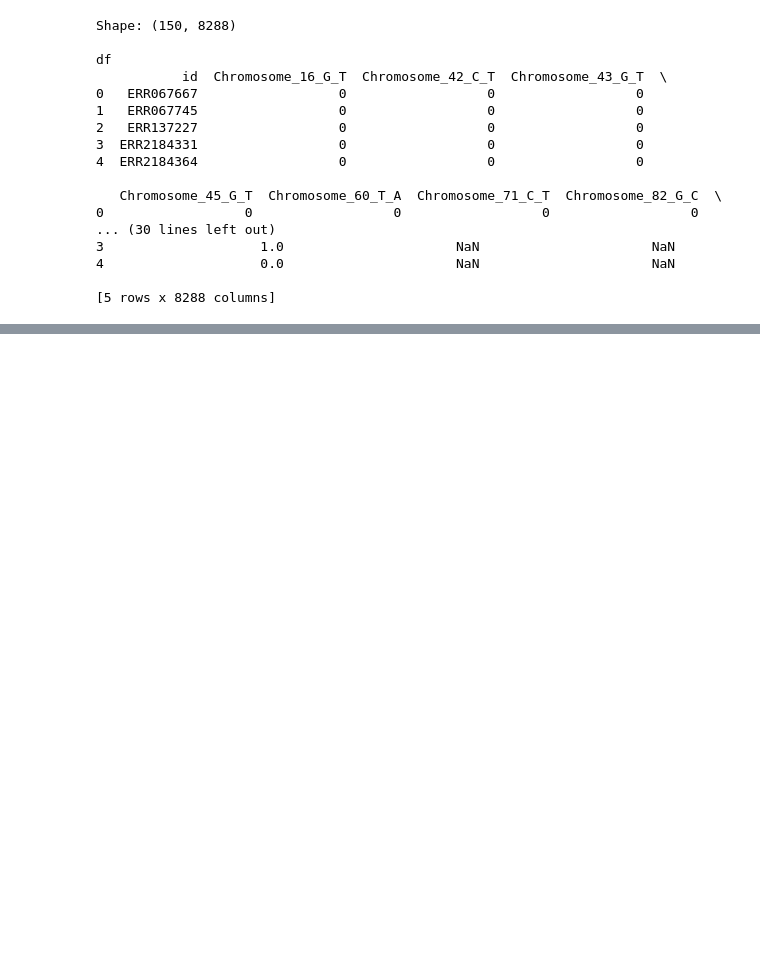
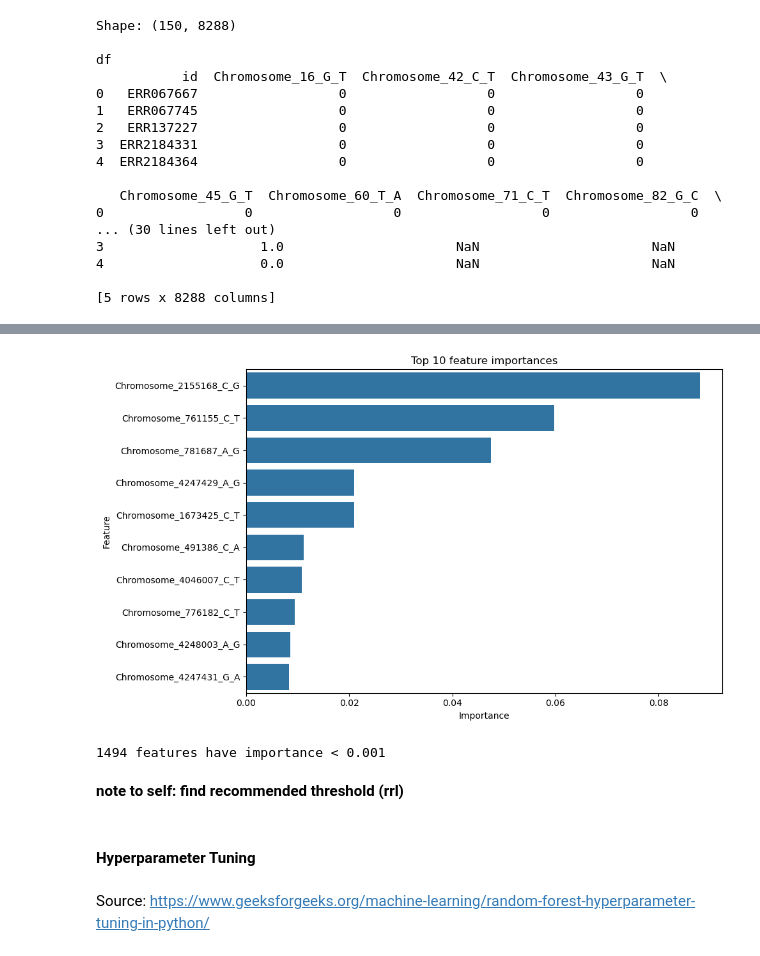
Before and after one commit to 1bellaa/ths-st1-tb, a Jupyter notebook: randomforest.ipynb, the cells around one changed output, grey strips where cells are left out. Cells and saved outputs as stored; diff of their text form; code cells hidden in the pictures; blank space fills up the shorter version.

```diff
--- a/randomforest.ipynb
+++ b/randomforest.ipynb
@@ -220,0 +252,6 @@ Source: https://www.datacamp.com/tutorial/random-forests-classifier-python
+# %%
+columns_to_drop = ['rifampicin_resistance', 'pyrazinamide_resistance', 'streptomycin_resistance']
+input_df = input_df.drop(columns=columns_to_drop, errors='ignore')
+
+# convert float to int
+input_df['isoniazid_resistance'] = input_df['isoniazid_resistance'].astype(int)
@@ -221,10 +264,11 @@ Source: https://www.datacamp.com/tutorial/random-forests-classifier-python
 # %%
-# Split the data into features (X) and target (y)
-# change to the snps
-# x - its id
-# y - SNP features
-X = bank_data.drop('y', axis=1)
-y = bank_data['y']
+X = input_df.drop('isoniazid_resistance', axis=1)
 
-# Split the data into training and test sets
-X_train, X_test, y_train, y_test = train_test_split(X, y, test_size=0.2)
+# one-hot encoding country column
+X = pd.get_dummies(X, columns=['country'])
+y = input_df['isoniazid_resistance']
+
+print("Shape of X (features):", X.shape)
+print("Shape of y (target):", y.shape)
+
+X_train, X_test, y_train, y_test = train_test_split(X, y, test_size=0.2, random_state=42)
@@ -249,0 +344,10 @@ for i in range(3):
+# %%
+importances = rf.feature_importances_
+features = X_train.columns
+
+fi_df = pd.DataFrame({
+    'Feature': features,
+    'Importance': importances
+}).sort_values(by='Importance', ascending=False)
+
+print(fi_df)
@@ -249,0 +369,20 @@ for i in range(3):
+# %%
+plt.figure(figsize=(10, 6))
+sns.barplot(x='Importance', y='Feature', data=fi_df.head(10))
+plt.title('Top 10 feature importances')
+plt.tight_layout()
+plt.show()
+# %% [output]
+[figure, added]
+# %%
+threshold = 1e-3
+near_zero_fi = fi_df[fi_df['Importance'] < threshold]['Feature'].tolist()
+print(f"{len(near_zero_fi)} features have importance < {threshold}")
+# %% [output]
+1494 features have importance < 0.001
+# %% [markdown]
+**note to self: find recommended threshold (rrl)**
+# %% [markdown]
+#### Hyperparameter Tuning
+# %% [markdown]
+Source: https://www.geeksforgeeks.org/machine-learning/random-forest-hyperparameter-tuning-in-python/
```
Also changed, not shown: parts of 60 cells of this notebook, 8 other files.
